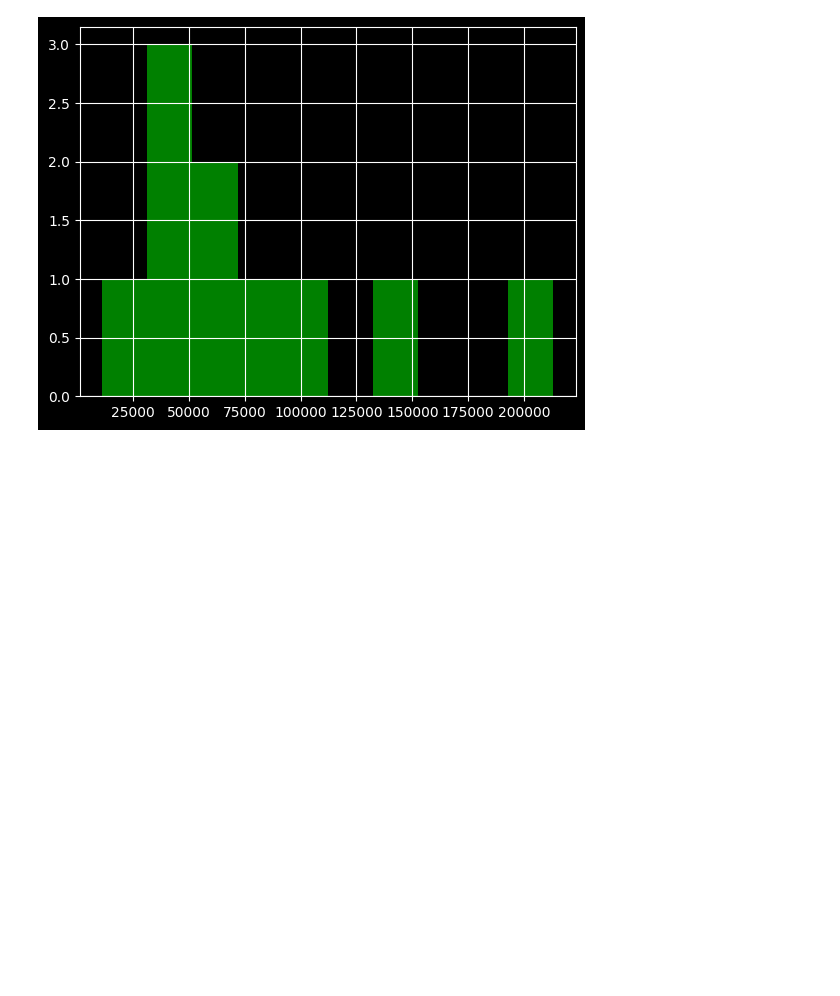
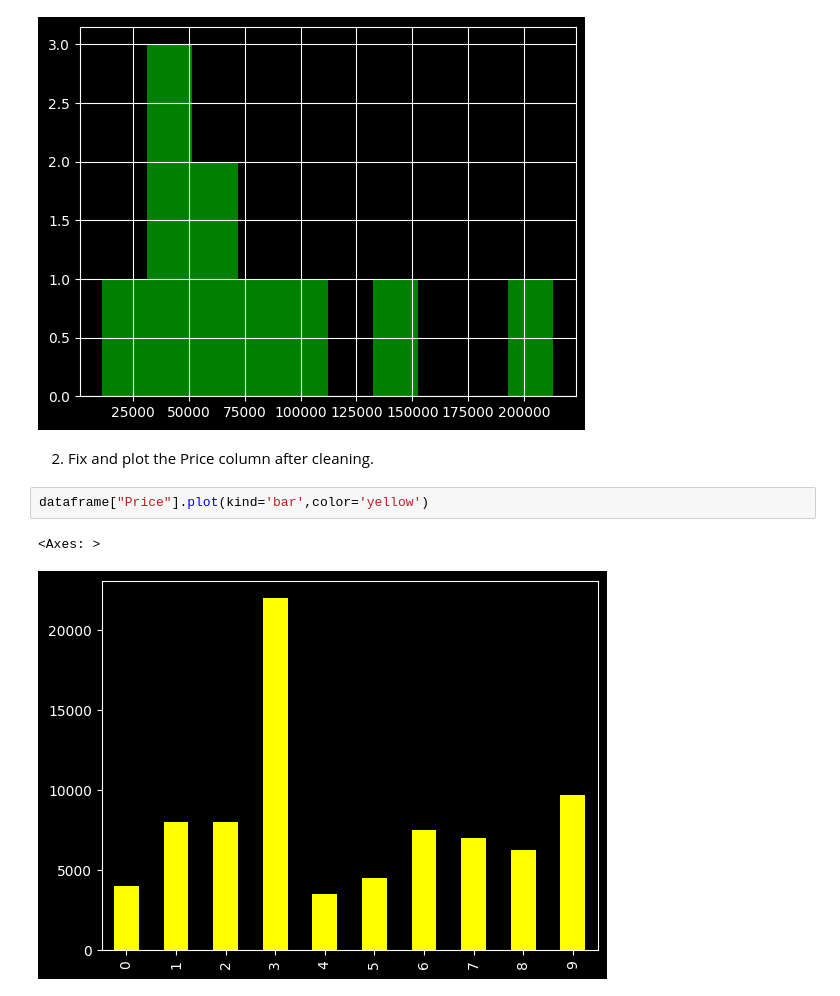
Before and after one commit to Muhammad-Bilal1605/LearningAI, a Jupyter notebook: scripts/Assignment2: Pandas.ipynb, the cells around one changed output. Saved outputs shown, nothing was run; the diff lists cells and outputs as text; blank space fills up the shorter version.

Commit message:
plot the Price column
plotted. a bar graph

```diff
--- a/scripts/Assignment2: Pandas.ipynb
+++ b/scripts/Assignment2: Pandas.ipynb
@@ -787,3 +787,10 @@ dataframe["Odometer (KM)"].hist(color='green')
 # %% [output]
 <Axes: >
 [figure]
+# %% [markdown]
+2) Fix and plot the Price column after cleaning.
+# %%
+dataframe["Price"].plot(kind='bar',color='yellow')
+# %% [output]
+<Axes: >
+[figure, added]
```
